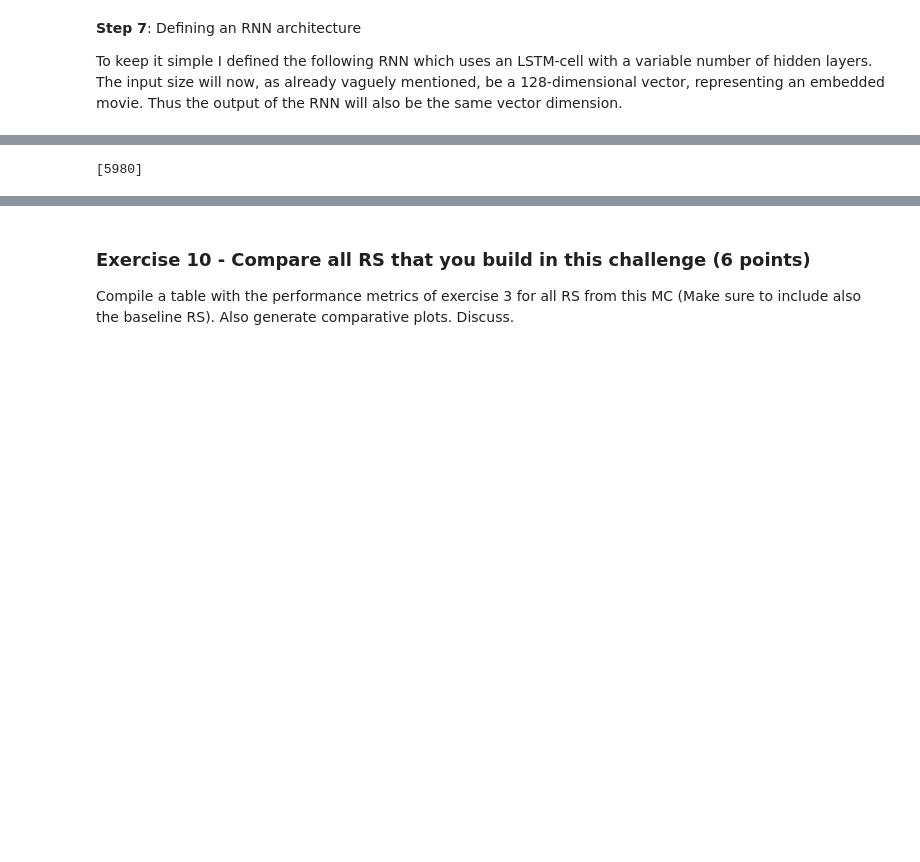
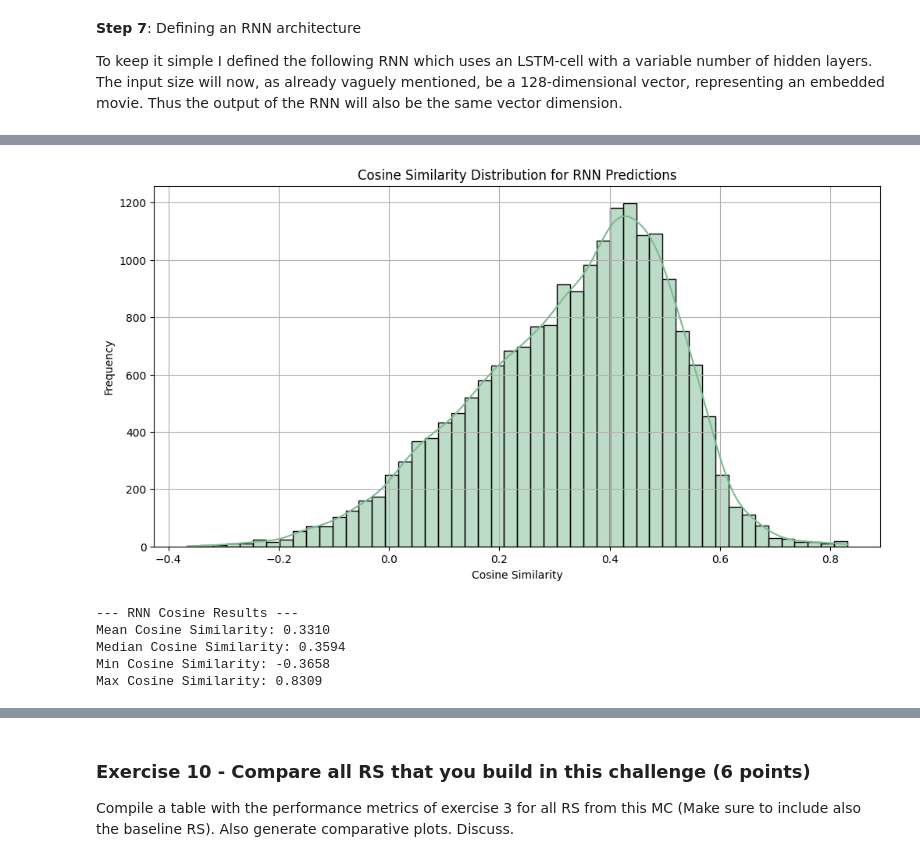
Before and after one commit to okaynils/fhnw-ds-rsy, a Jupyter notebook: MiniChallenge/RSY_ MiniChallenge_FS24.ipynb, the cells around one changed output, grey strips where cells are left out. Saved outputs shown, nothing was run; the diff lists cells and outputs as text; code cells hidden in the pictures; blank space fills up the shorter version.

Commit message:
added evaluation distribution for RNN

```diff
--- a/MiniChallenge/RSY_ MiniChallenge_FS24.ipynb
+++ b/MiniChallenge/RSY_ MiniChallenge_FS24.ipynb
@@ -2036,19 +2247,49 @@ Training complete
+# %%
+def evaluate_rnn(rnn_model, test_dataloader, movie_embeddings):
+    movie_embeddings = torch.tensor(movie_embeddings, device='cuda' if torch.cuda.is_available() else 'cpu').T
+
+    cosine_similarities = []
+
+    for sequences, labels in test_dataloader:
+        sequences, labels = sequences.to(device), labels.to(device)
+        predictions = rnn_model(sequences)
+        predicted_embeddings = torch.matmul(predictions, movie_embeddings)
+        actual_embeddings = torch.matmul(labels, movie_embeddings)
+        cosine_similarities.extend([nn.functional.cosine_similarity(p, a, dim=0).item() for p, a in zip(predicted_embeddings, actual_embeddings)])
+
+    plt.figure(figsize=(12, 6))
+
+    sns.histplot(cosine_similarities, bins=50, kde=True)
+    plt.title('Cosine Similarity Distribution for RNN Predictions')
+    plt.xlabel('Cosine Similarity')
+    plt.ylabel('Frequency')
+    plt.grid(True)
+    plt.show()
+
+    print('--- RNN Cosine Results ---')
+    print(f'Mean Cosine Similarity: {np.mean(cosine_similarities):.4f}')
+    print(f'Median Cosine Similarity: {np.median(cosine_similarities):.4f}')
+    print(f'Min Cosine Similarity: {np.min(cosine_similarities):.4f}')
+    print(f'Max Cosine Similarity: {np.max(cosine_similarities):.4f}')
+
+evaluate_rnn(model, test_loader, embedding_model.embeddings.weight.cpu().detach().numpy())
+# %% [output]
+[figure, added]
+--- RNN Cosine Results ---
+Mean Cosine Similarity: 0.3310
+Median Cosine Similarity: 0.3594
+Min Cosine Similarity: -0.3658
+Max Cosine Similarity: 0.8309
 # %%
-movie_embeddings = embedding_model.embeddings.weight.cpu().detach().numpy()
-
-movie_seq = [244, 1, 61, 3, 9]
-
-# import cosine sim
 from sklearn.metrics.pairwise import cosine_similarity
 
-embeddings = get_multiple_movie_embeddings(embedding_model, movie_seq)
+def rnn_recommend(rnn_model, embedding_model, movie_embeddings, user_sequence, top_n=10, df_movies=df_movies):
+    embeddings = get_multiple_movie_embeddings(embedding_model, user_sequence)
 
-pred = rnn_model(embeddings.unsqueeze(0)).cpu()
+    pred = rnn_model(embeddings.unsqueeze(0)).cpu()
 
-similarities = cosine_similarity(pred.detach().numpy(), movie_embeddings)
+    similarities = cosine_similarity(pred.detach().numpy(), movie_embeddings)
+    similar_movies_indices = np.argsort(similarities, axis=1)[:, -top_n:][:, ::-1]
+    similar_movies = similar_movies_indices.flatten()
 
-similar_movies = np.argmax(similarities, axis=1)
-
-print(similar_movies)
+    display(df_movies.loc[similar_movies]['title'])
-# %% [output]
-[5980]
```
Also changed, not shown: parts of 32 cells of this notebook, 3 other files.
